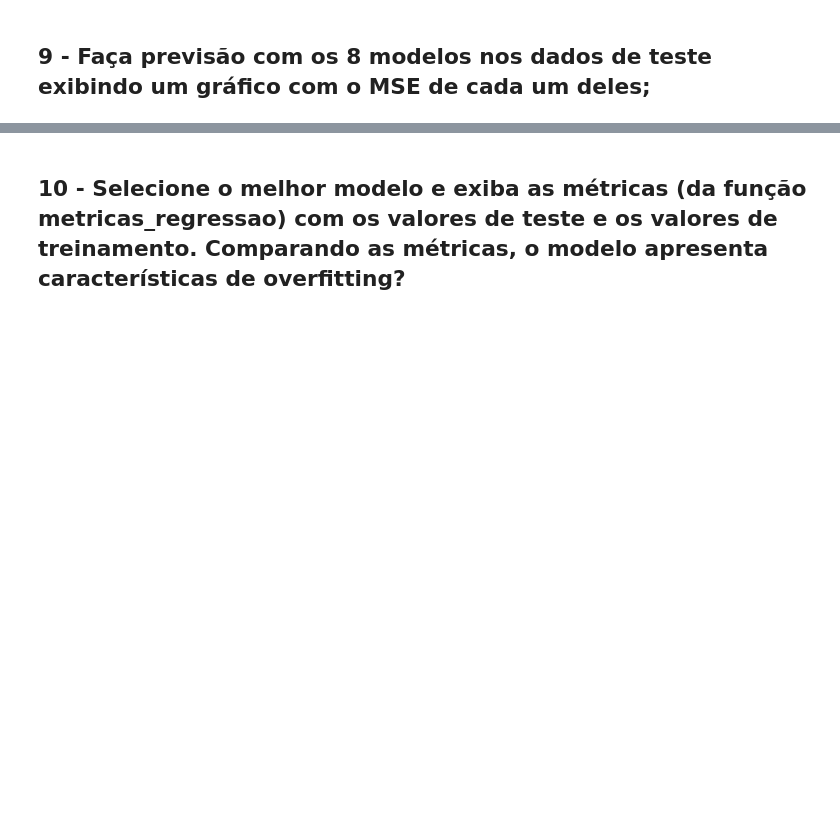
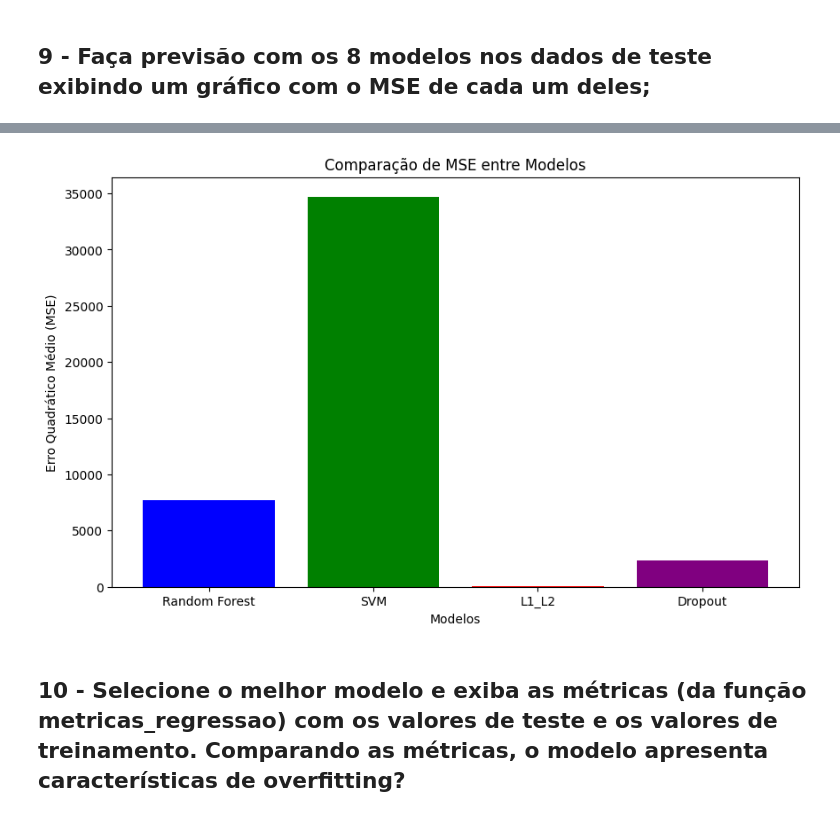
Before and after one commit to leaop/Graduation, a Jupyter notebook: 4 semestre/aprendizado de maquina/Overfitting e Teorema No Free Lunch.ipynb, the cells around one changed output, grey strips where cells are left out. Cells and saved outputs as stored; diff of their text form; code cells hidden in the pictures; blank space fills up the shorter version.

```diff
--- a/4 semestre/aprendizado de maquina/Overfitting e Teorema No Free Lunch.ipynb
+++ b/4 semestre/aprendizado de maquina/Overfitting e Teorema No Free Lunch.ipynb
@@ -985,3 +1261,82 @@ ValueError: in user code:
 # %% [markdown]
 
 ## 9 - Faça previsão com os 8 modelos nos dados de teste exibindo um gráfico com o MSE de cada um deles;
+# %%
+# Importando as bibliotecas necessárias
+from sklearn.datasets import make_regression
+from sklearn.model_selection import train_test_split
+from sklearn.ensemble import RandomForestRegressor
+from sklearn.svm import SVR
+from sklearn.metrics import mean_squared_error
+from tensorflow.keras.models import Sequential
+from tensorflow.keras.layers import Dense, Dropout
+from tensorflow.keras.regularizers import l1_l2
+import matplotlib.pyplot as plt
+import numpy as np
+
+# Gerando um conjunto de dados de exemplo para regressão
+X, y = make_regression(n_samples=1000, n_features=20, noise=0.1, random_state=42)
+
+# Dividindo os dados em conjuntos de treinamento, validação e teste
+X_train, X_temp, y_train, y_temp = train_test_split(X, y, test_size=0.4, random_state=42)
+X_val, X_test, y_val, y_test = train_test_split(X_temp, y_temp, test_size=0.5, random_state=42)
+
+# Criando e treinando os modelos de RandomForest e SVM para regressão
+rf = RandomForestRegressor(random_state=42)
+svm = SVR()
+
+rf.fit(X_train, y_train)
+svm.fit(X_train, y_train)
+
+# Função para criar o modelo de rede neural com L1 e L2
+def create_l1_l2_model(input_shape):
+    model = Sequential([
+        Dense(128, activation='relu', input_shape=(input_shape,)),
+        Dense(64, activation='relu'),
+        Dense(32, activation='relu', kernel_regularizer=l1_l2(l1=0.01, l2=0.01)),
+        Dense(16, activation='relu', kernel_regularizer=l1_l2(l1=0.01, l2=0.01)),
+        Dense(8, activation='relu', kernel_regularizer=l1_l2(l1=0.01, l2=0.01)),
+        Dense(1, activation='linear')
+    ])
+    model.compile(optimizer='adam', loss='mse')
+    return model
+
+# Função para criar o modelo de rede neural com Dropout
+def create_dropout_model(input_shape):
+    model = Sequential([
+        Dense(128, activation='relu', input_shape=(input_shape,)),
+        Dense(64, activation='relu'),
+        Dense(32, activation='relu'),
+        Dropout(0.5),
+        Dense(16, activation='relu'),
+        Dropout(0.5),
+        Dense(8, activation='relu'),
+        Dense(1, activation='linear')
+    ])
+    model.compile(optimizer='adam', loss='mse')
+    return model
+
+# Criando e treinando as redes neurais
+l1_l2_model = create_l1_l2_model(X_train.shape[1])
+dropout_model = create_dropout_model(X_train.shape[1])
+
+l1_l2_model.fit(X_train, y_train, epochs=50, validation_data=(X_val, y_val), verbose=0)
+dropout_model.fit(X_train, y_train, epochs=50, validation_data=(X_val, y_val), verbose=0)
+
+# Avaliando os modelos
+rf_mse = mean_squared_error(y_test, rf.predict(X_test))
+svm_mse = mean_squared_error(y_test, svm.predict(X_test))
+l1_l2_mse = mean_squared_error(y_test, l1_l2_model.predict(X_test).reshape(-1))
+dropout_mse = mean_squared_error(y_test, dropout_model.predict(X_test).reshape(-1))
+
+# Gráfico para comparar as métricas
+labels = ['Random Forest', 'SVM', 'L1_L2', 'Dropout']
+values = [rf_mse, svm_mse, l1_l2_mse, dropout_mse]
+
+plt.figure(figsize=(10, 6))
+plt.bar(labels, values, color=['blue', 'green', 'red', 'purple'])
+plt.xlabel('Modelos')
+plt.ylabel('Erro Quadrático Médio (MSE)')
+plt.title('Comparação de MSE entre Modelos')
+plt.show()
+# %% [output]
@@ -988,3 +1345,4 @@ ValueError: in user code:
+[figure, added]
 # %% [markdown]
 
 ## 10 - Selecione o melhor modelo e exiba as métricas (da função metricas_regressao) com os valores de teste e os valores de treinamento. Comparando as métricas, o modelo apresenta características de overfitting?
```
Also changed, not shown: parts of 18 cells of this notebook, 4 other files.
